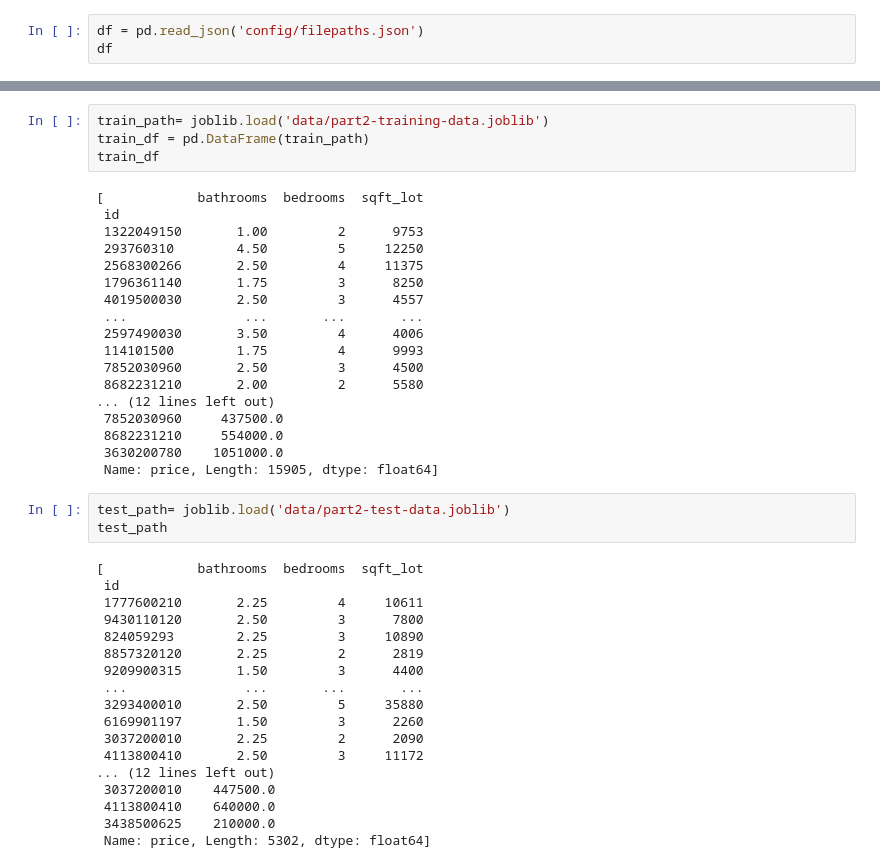
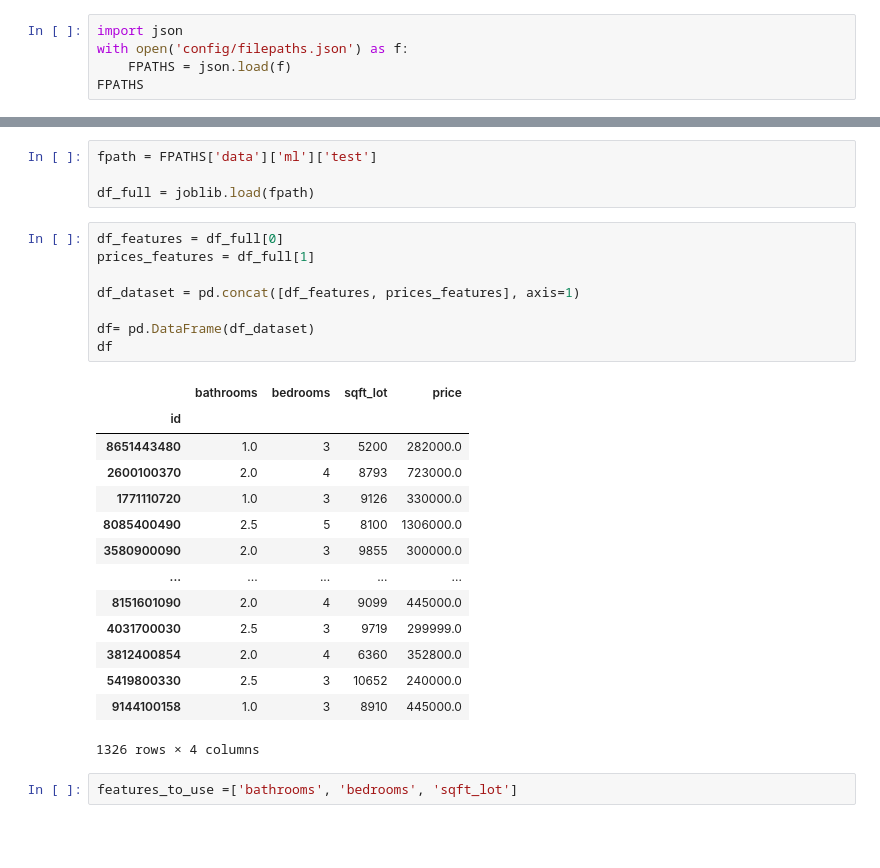
Before and after one commit to sof2401/Sofia-Wang__Belt-Exam-A, a Jupyter notebook: Part 2- Model Deployment.ipynb, the cells around one changed output, grey strips where cells are left out. Cells and saved outputs as stored; diff of their text form; blank space fills up the shorter version.

```diff
--- a/Part 2- Model Deployment.ipynb
+++ b/Part 2- Model Deployment.ipynb
@@ -5,4 +27,6 @@ import joblib
 # %%
-df = pd.read_json('config/filepaths.json')
-df
+import json
+with open('config/filepaths.json') as f:
+    FPATHS = json.load(f)
+FPATHS
 # %% [output]
@@ -12,43 +36,29 @@ df
-# %%
-train_path= joblib.load('data/part2-training-data.joblib')
-train_df = pd.DataFrame(train_path)
-train_df
-# %% [output]
-[            bathrooms  bedrooms  sqft_lot
- id
- 1322049150       1.00         2      9753
- 293760310        4.50         5     12250
- 2568300266       2.50         4     11375
- 1796361140       1.75         3      8250
- 4019500030       2.50         3      4557
- ...               ...       ...       ...
- 2597490030       3.50         4      4006
- 114101500        1.75         4      9993
- 7852030960       2.50         3      4500
- 8682231210       2.00         2      5580
-... (12 lines left out)
- 7852030960     437500.0
- 8682231210     554000.0
- 3630200780    1051000.0
- Name: price, Length: 15905, dtype: float64]
-# %%
-test_path= joblib.load('data/part2-test-data.joblib')
-test_path
-# %% [output]
-[            bathrooms  bedrooms  sqft_lot
- id
- 1777600210       2.25         4     10611
- 9430110120       2.50         3      7800
- 824059293        2.25         3     10890
- 8857320120       2.25         2      2819
- 9209900315       1.50         3      4400
- ...               ...       ...       ...
- 3293400010       2.50         5     35880
- 6169901197       1.50         3      2260
- 3037200010       2.25         2      2090
- 4113800410       2.50         3     11172
-... (12 lines left out)
- 3037200010    447500.0
- 4113800410    640000.0
- 3438500625    210000.0
- Name: price, Length: 5302, dtype: float64]
+# %%
+fpath = FPATHS['data']['ml']['test']
+
+df_full = joblib.load(fpath)
+# %%
+df_features = df_full[0]
+prices_features = df_full[1]
+
+df_dataset = pd.concat([df_features, prices_features], axis=1)
+
+df= pd.DataFrame(df_dataset)
+df
+# %% [output]
+|  | bathrooms | bedrooms | sqft_lot | price |
+| id |  |  |  |  |
+| 8651443480 | 1.0 | 3 | 5200 | 282000.0 |
+| 2600100370 | 2.0 | 4 | 8793 | 723000.0 |
+| 1771110720 | 1.0 | 3 | 9126 | 330000.0 |
+| 8085400490 | 2.5 | 5 | 8100 | 1306000.0 |
+| 3580900090 | 2.0 | 3 | 9855 | 300000.0 |
+| ... | ... | ... | ... | ... |
+| 8151601090 | 2.0 | 4 | 9099 | 445000.0 |
+| 4031700030 | 2.5 | 3 | 9719 | 299999.0 |
+| 3812400854 | 2.0 | 4 | 6360 | 352800.0 |
+| 5419800330 | 2.5 | 3 | 10652 | 240000.0 |
+| 9144100158 | 1.0 | 3 | 8910 | 445000.0 |
+1326 rows × 4 columns
+# %%
+features_to_use =['bathrooms', 'bedrooms', 'sqft_lot']
```
Also changed, not shown: parts of 27 cells of this notebook, 5 other files.
